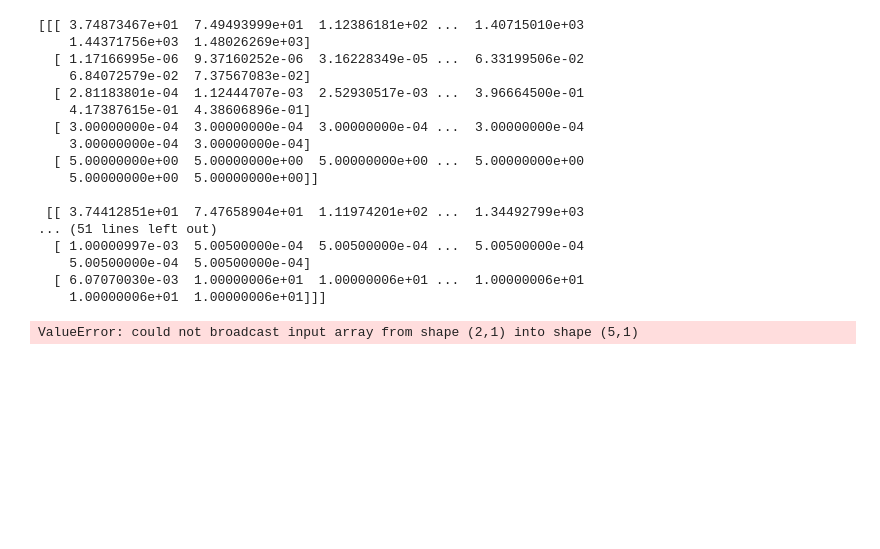
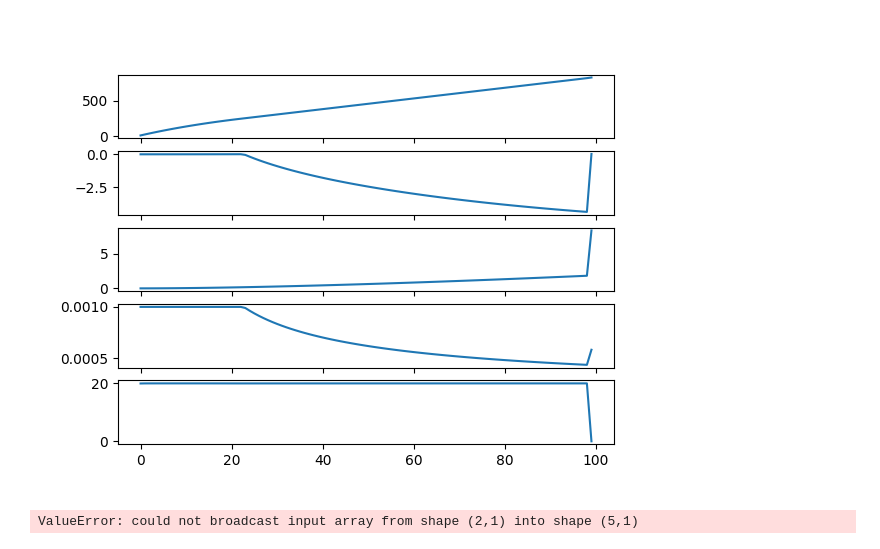
Before and after one commit to NovelMobileRobotsLab/pinto-squirrel, a Jupyter notebook: SEA/ana_casadi3.ipynb, the cells around one changed output. Drawn from its saved outputs; the diff is of its cells as text; code cells hidden in the pictures; blank space fills up the shorter version.

```diff
--- a/SEA/ana_casadi3.ipynb
+++ b/SEA/ana_casadi3.ipynb
@@ -93,7 +93,7 @@ def opti_steps(m_l=0.5, k=3000, tau_max=0.05, omega_max=3000, nsteps=3, t=0.2, X
     Ts = opti.variable(2, nsteps) #column vectors of [T1, T2], concat horizontally
     X_n = Fstep_n(np.concatenate((X_init, T_guess)), Ts)
 
-    opti.minimize(-X_n[-1,2])
+    opti.minimize(-X_n[2,-1])
     opti.subject_to(opti.bounded(1e-6, Ts[0,:], 0.001))
     opti.subject_to(opti.bounded(1e-6, Ts[1,:], 20))
     opti.set_initial(Ts[0,:], T_guess[0])
@@ -107,26 +107,29 @@ def opti_steps(m_l=0.5, k=3000, tau_max=0.05, omega_max=3000, nsteps=3, t=0.2, X
     sol = opti.solve()
 
     return sol, np.array(log), opti, X_n
-# %%
-print(log)
-# %% [output]
-[[[ 3.74873467e+01  7.49493999e+01  1.12386181e+02 ...  1.40715010e+03
-    1.44371756e+03  1.48026269e+03]
-  [ 1.17166995e-06  9.37160252e-06  3.16228349e-05 ...  6.33199506e-02
-    6.84072579e-02  7.37567083e-02]
-  [ 2.81183801e-04  1.12444707e-03  2.52930517e-03 ...  3.96664500e-01
-    4.17387615e-01  4.38606896e-01]
-  [ 3.00000000e-04  3.00000000e-04  3.00000000e-04 ...  3.00000000e-04
-    3.00000000e-04  3.00000000e-04]
-  [ 5.00000000e+00  5.00000000e+00  5.00000000e+00 ...  5.00000000e+00
-    5.00000000e+00  5.00000000e+00]]
-
- [[ 3.74412851e+01  7.47658904e+01  1.11974201e+02 ...  1.34492799e+03
-... (51 lines left out)
-  [ 1.00000997e-03  5.00500000e-04  5.00500000e-04 ...  5.00500000e-04
-    5.00500000e-04  5.00500000e-04]
-  [ 6.07070030e-03  1.00000006e+01  1.00000006e+01 ...  1.00000006e+01
-    1.00000006e+01  1.00000006e+01]]]
+# %%
+m_l=0.5
+k=100
+tau_max=0.05
+omega_max=3000
+t_total = 0.5
+nsteps = 100
+t = t_total/nsteps
+
+sol, log, opti, X_n = opti_steps(m_l=m_l, k=k, tau_max=tau_max, omega_max=omega_max, nsteps=nsteps, t=t)
+
+plt.close('all')
+fig, axs = plt.subplots(5, 1, sharex=True)
+axs[0].plot(log[-1,0,:])
+axs[1].plot(log[-1,1,:])
+axs[2].plot(log[-1,2,:])
+axs[3].plot(log[-1,3,:])
+axs[4].plot(log[-1,4,:])
+plt.show()
+# plt.figure()
+# plt.plot(log[-1])
+# %% [output]
+[figure, added]
 # %%
 m_l=0.5
 k=10
```
Also changed, not shown: 1 other file.
